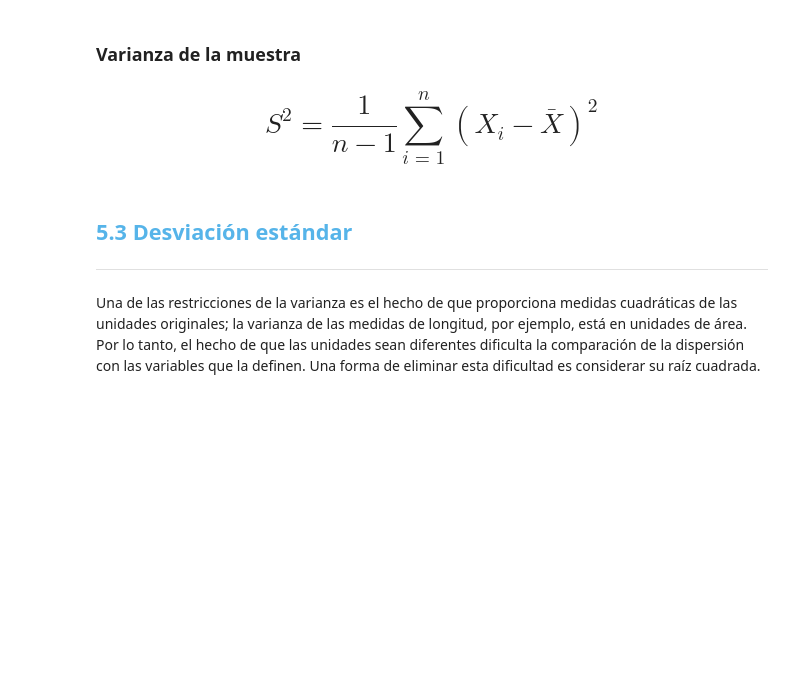
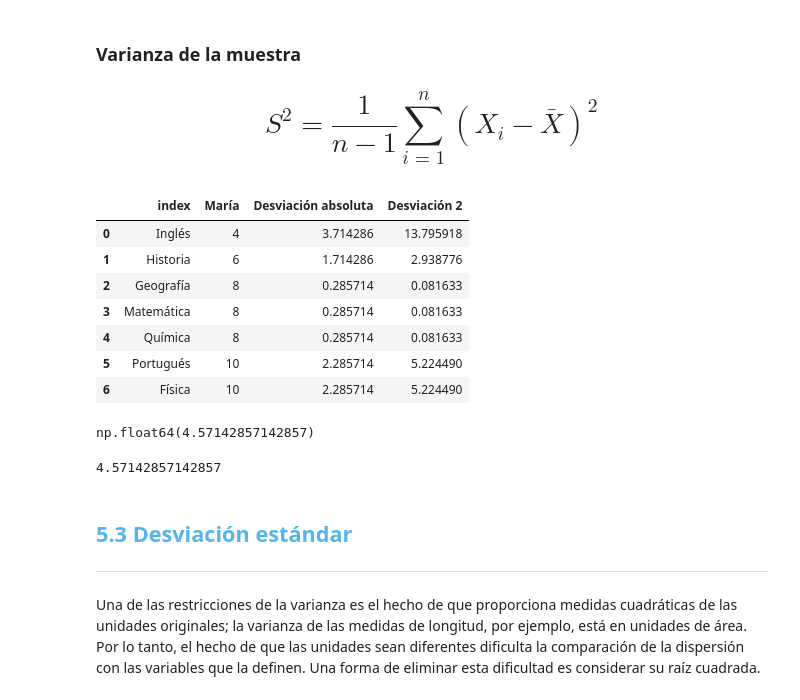
Before and after one commit to Hutch03/Portafolio, a Jupyter notebook: python-ciencia-datos/Estadística/Estadística_con_Python_1.ipynb, the cells around one changed output. Saved outputs shown, nothing was run; the diff lists cells and outputs as text; code cells hidden in the pictures; blank space fills up the shorter version.

```diff
--- a/python-ciencia-datos/Estadística/Estadística_con_Python_1.ipynb
+++ b/python-ciencia-datos/Estadística/Estadística_con_Python_1.ipynb
@@ -937,3 +937,9 @@ Aunque las medidas de tendencia central y de localización proporcionan un resum
 
 
 # $$DM = \frac 1n\sum_{i=1}^{n}|X_i-\bar{X}|$$
+# %%
+#Desviación absoluta de datos de ejemplo (manual)
+notas_media_Maria=notas_Maria['María'].mean()
+notas_Maria['Desviación absoluta']=notas_Maria['María']-notas_media_Maria
+notas_Maria['Desviación absoluta']=notas_Maria['Desviación absoluta'].abs()
+notas_Maria
@@ -952,6 +987,30 @@ La varianza se construye a partir de las diferencias entre cada observación y l
 ### Varianza de la muestra
 
 # $$S^2 = \frac 1{n-1}\sum_{i=1}^{n}(X_i-\bar{X})^2$$
+# %%
+#Cálculo manual de varianza en df de ejemplo
+notas_Maria['Desviación 2']=notas_Maria['Desviación absoluta']**2
+notas_Maria
+# %% [output]
+|  | index | María | Desviación absoluta | Desviación 2 |
+| 0 | Inglés | 4 | 3.714286 | 13.795918 |
+| 1 | Historia | 6 | 1.714286 | 2.938776 |
+| 2 | Geografía | 8 | 0.285714 | 0.081633 |
+| 3 | Matemática | 8 | 0.285714 | 0.081633 |
+| 4 | Química | 8 | 0.285714 | 0.081633 |
+| 5 | Portugués | 10 | 2.285714 | 5.224490 |
+| 6 | Física | 10 | 2.285714 | 5.224490 |
+# %%
+varianza_maria=notas_Maria['Desviación 2'].sum()/(len(notas_Maria)-1)
+varianza_maria
+# %% [output]
+np.float64(4.57142857142857)
+# %%
+#Cálculo automático
+var_maria=notas_Maria['María'].var()
+var_maria
+# %% [output]
+4.57142857142857
 # %% [markdown]
 ## <font color=#56B4E9>5.3 Desviación estándar</font>
 ***
```
Also changed, not shown: parts of 8 cells of this notebook.
